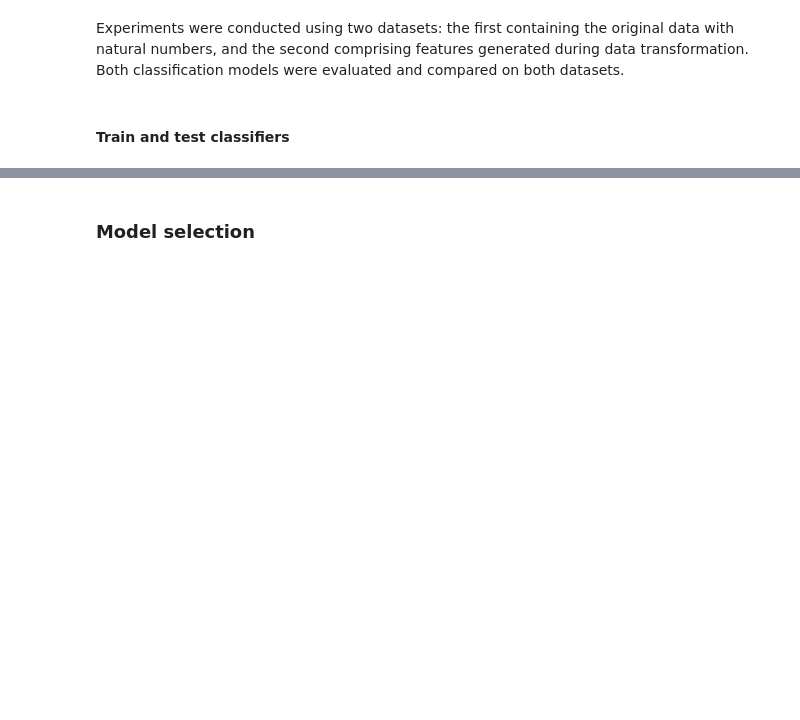
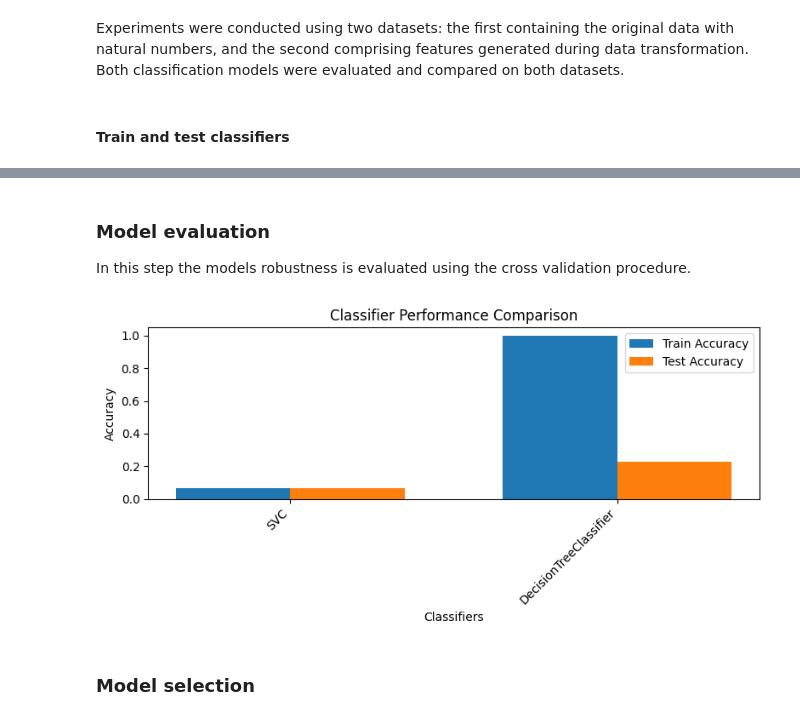
Before and after one commit to avillalon-dev/DataScienceChallenge, a Jupyter notebook: MLClassification/fizzbuzz_notebook.ipynb, the cells around one changed output, grey strips where cells are left out. Cells and saved outputs as stored; diff of their text form; code cells hidden in the pictures; blank space fills up the shorter version.

```diff
--- a/MLClassification/fizzbuzz_notebook.ipynb
+++ b/MLClassification/fizzbuzz_notebook.ipynb
@@ -264,3 +264,17 @@ weighted avg       1.00      1.00      1.00       200
+# %% [markdown]
+### Model evaluation
+
+In this step the models robustness is evaluated using the cross validation procedure.
+# %%
+from fizzbuzz_classification.modeling import cross_validate_classifiers
+
+k = 10
+weights = weights_for_imbalance_classes(labels)
+cv_info = cross_validate_classifiers(classifiers, features, labels, k, fit_params={'sample_weight': weights})
+
+plot_train_results(cv_info, np.unique(df_data['label']))
+# %% [output]
+[figure, added]
 # %% [markdown]
 ### Model selection
 # %%
```
Also changed, not shown: parts of 5 cells of this notebook, 9 other files.
